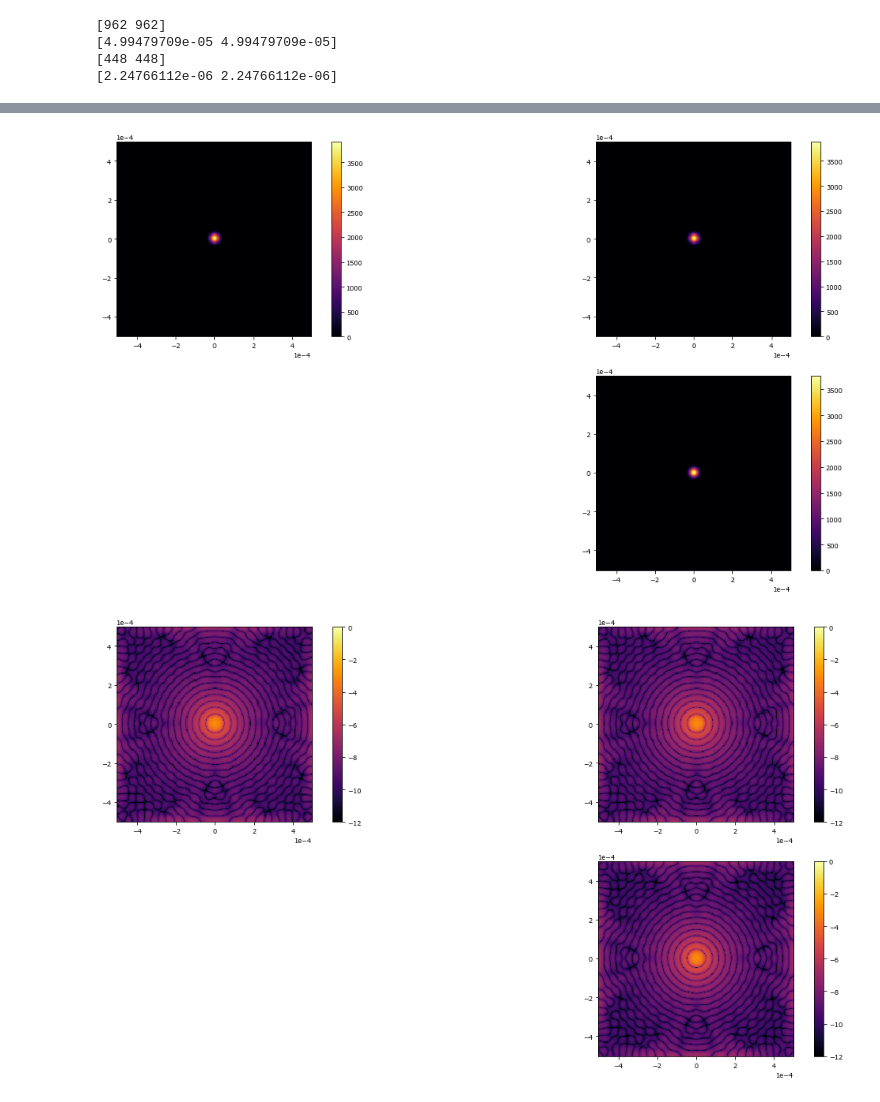
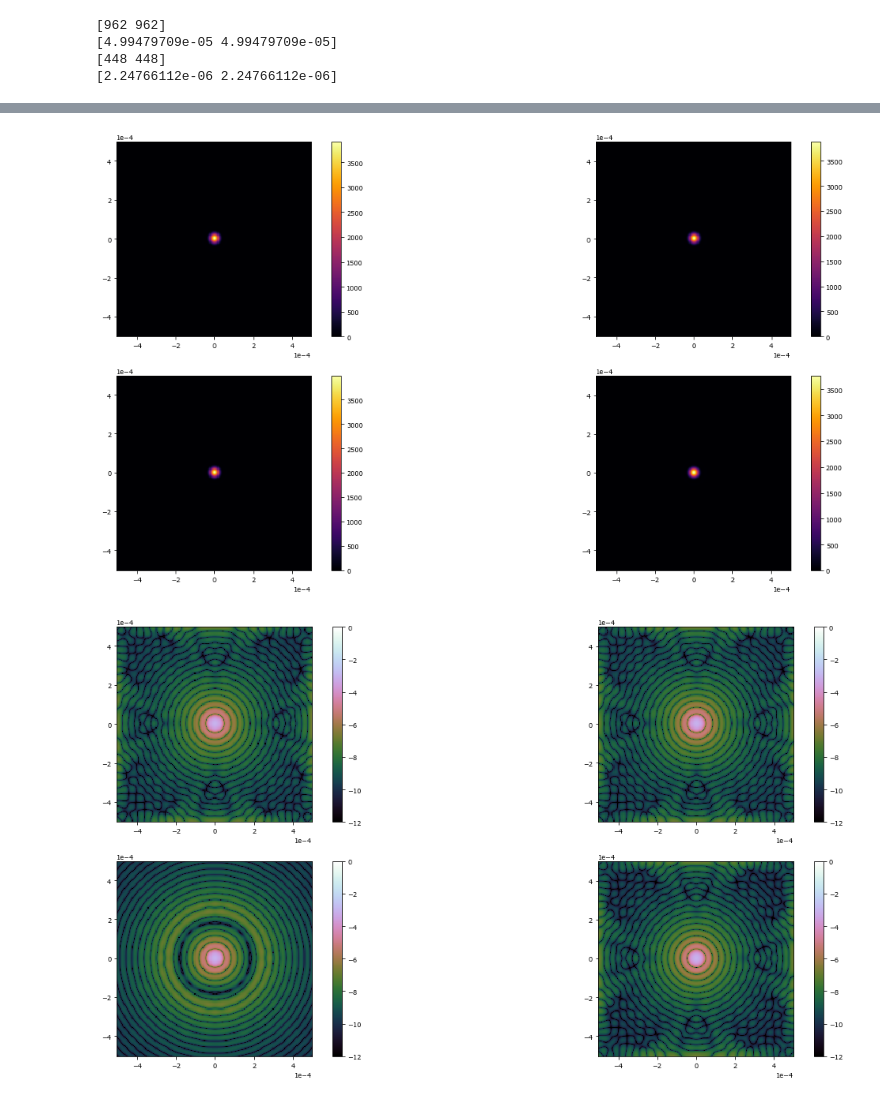
Before and after one commit to chen-pin/sleec, a Jupyter notebook: source/sampling_effects.ipynb, the cells around one changed output, grey strips where cells are left out. Saved outputs shown, nothing was run; the diff lists cells and outputs as text; code cells hidden in the pictures.

Commit message:
<sampling_effects.ipynb>, <sleec_input.py>:  Added <field_stop> option.  This demonstrates that adding a circular field stop fixes the artifacts with 4-fold symmetry seen in the contrast images.

```diff
--- a/source/sampling_effects.ipynb
+++ b/source/sampling_effects.ipynb
@@ -46,0 +47,3 @@ time elapsed = 4.725508451461792
+# %%
+coro_w = sli.ini_corngrph(sli.input_args(field_stop=True))
+wf_w = hci.Wavefront(coro_w.pupil_field, coro_w.wvl)
@@ -46,0 +60,5 @@ time elapsed = 4.725508451461792
+# %%
+t0 = time.time()
+prop_w = coro_w(wf_w)
+print("time elapsed = {}".format(time.time()-t0))
+ref_intnsty_w = prop_w['on_fpm'].intensity.max()
@@ -170,23 +211,29 @@ plt.colorbar()
 plt.subplot(222)
 hci.imshow_field(prop_2p['camera'].intensity, cmap='inferno')
 plt.colorbar()
+plt.subplot(223)
+hci.imshow_field(prop_w['camera'].intensity, cmap='inferno')
+plt.colorbar()
 plt.subplot(224)
 hci.imshow_field(prop_2p_2f['camera'].intensity, cmap='inferno')
 plt.colorbar()
 plt.show()
 # %% [output]
-[figure, old version]
+[figure, new version]
 # %%
 plt.figure(figsize=(20, 10))
 plt.subplot(221)
-hci.imshow_field(np.log10(prop_1['camera'].intensity/ref_intnsty_1), vmin='-12', vmax='0', cmap='inferno')
+hci.imshow_field(np.log10(prop_1['camera'].intensity/ref_intnsty_1), vmin='-12', vmax='0', cmap='cubehelix')
 plt.colorbar()
 plt.subplot(222)
-hci.imshow_field(np.log10(prop_2p['camera'].intensity/ref_intnsty_2p), vmin='-12', vmax='0', cmap='inferno')
+hci.imshow_field(np.log10(prop_2p['camera'].intensity/ref_intnsty_2p), vmin='-12', vmax='0', cmap='cubehelix')
+plt.colorbar()
+plt.subplot(223)
+hci.imshow_field(np.log10(prop_w['camera'].intensity/ref_intnsty_w), vmin='-12', vmax='0', cmap='cubehelix')
 plt.colorbar()
 plt.subplot(224)
-hci.imshow_field(np.log10(prop_2p_2f['camera'].intensity/ref_intnsty_2p_2f), vmin='-12', vmax='0', cmap='inferno')
+hci.imshow_field(np.log10(prop_2p_2f['camera'].intensity/ref_intnsty_2p_2f), vmin='-12', vmax='0', cmap='cubehelix')
 plt.colorbar()
 plt.show()
 # %% [output]
-[figure, old version]
+[figure, new version]
```
Also changed, not shown: parts of 13 cells of this notebook, 1 other file.
